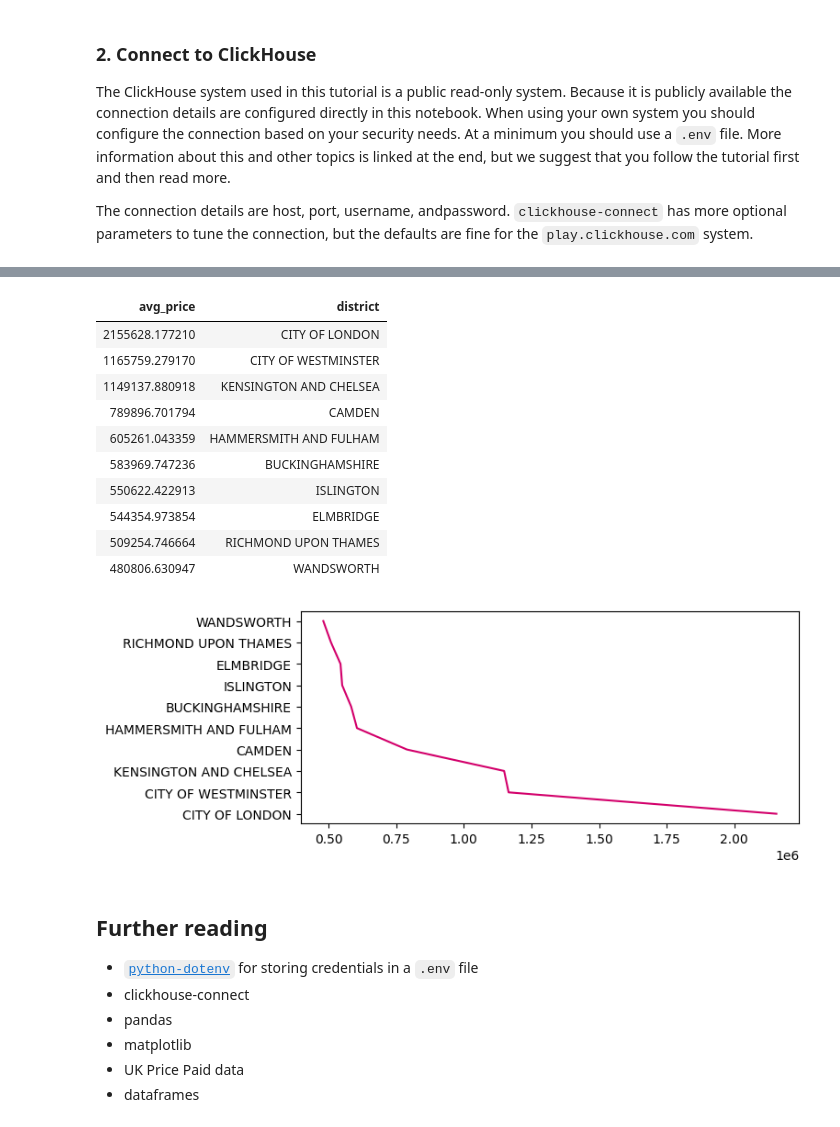
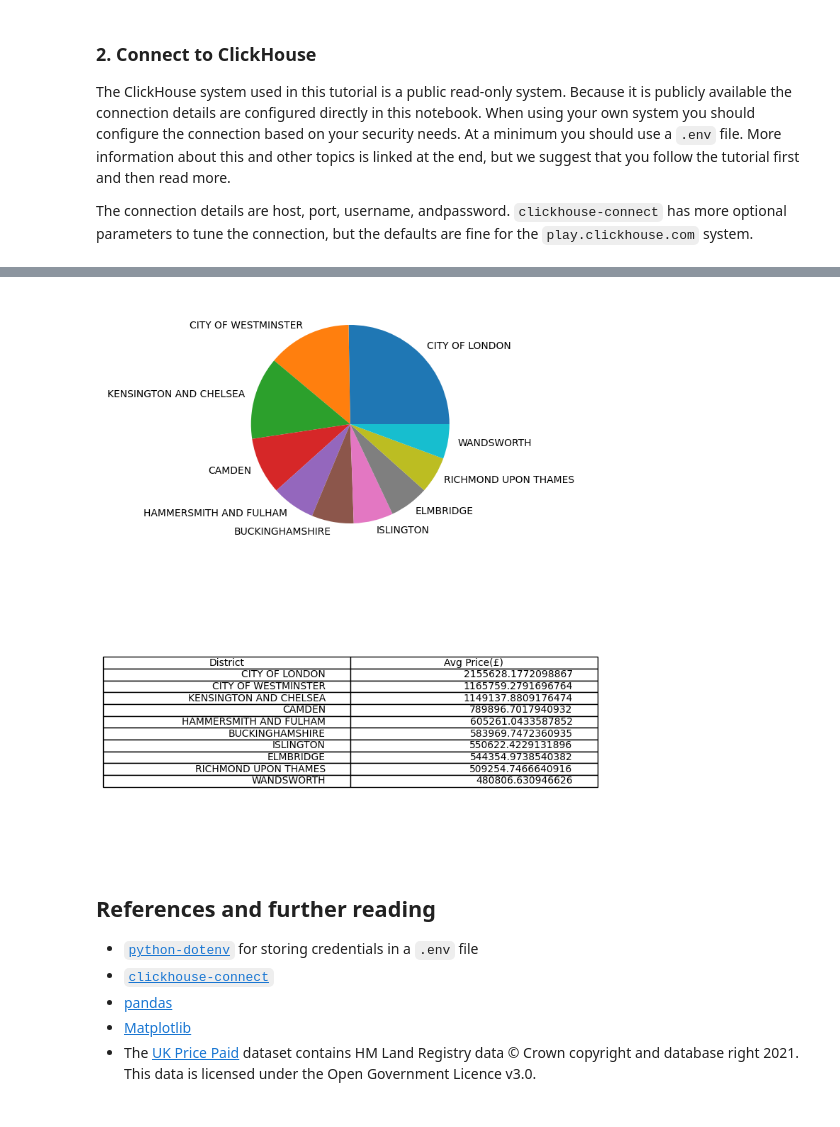
Before and after one commit to DanRoscigno/Jupyter-lab-notes, a Jupyter notebook: notebooks/UK_price_paid.ipynb, the cells around one changed output, grey strips where cells are left out. Cells and saved outputs as stored; diff of their text form; code cells hidden in the pictures.

```diff
--- a/notebooks/UK_price_paid.ipynb
+++ b/notebooks/UK_price_paid.ipynb
@@ -56,39 +66,29 @@ client = clickhouse_connect.get_client(
 # %%
-uk_prices = """select AVG(price) AS avg_price, district from default.uk_price_paid group BY district ORDER BY avg_price DESC LIMIT 10"""
+uk_prices = """SELECT district, AVG(price) AS avg_price
+               from default.uk_price_paid
+               GROUP BY district
+               ORDER BY avg_price DESC LIMIT 10"""
+
 result = client.query(uk_prices)
+
 df = pd.DataFrame(result.result_set,
-                  columns=['avg_price',
-                           'district',
-                          ])
-df.style.hide(axis='index')
+                  columns=['district',
+                           'avg_price',
+                          ]
+                 )
+
+fig, axs = plt.subplots(nrows=2, figsize=(9, 10), layout='none');
+
+axs[0].pie(df.avg_price, labels=df.district);
+
+axs[1].table(cellText=df.values, colLabels=["District", "Avg Price(£)"], loc='center');
+axs[1].axis('off');
 # %% [output]
-| avg_price | district |
-| 2155628.177210 | CITY OF LONDON |
-| 1165759.279170 | CITY OF WESTMINSTER |
-| 1149137.880918 | KENSINGTON AND CHELSEA |
-| 789896.701794 | CAMDEN |
-| 605261.043359 | HAMMERSMITH AND FULHAM |
-| 583969.747236 | BUCKINGHAMSHIRE |
-| 550622.422913 | ISLINGTON |
-| 544354.973854 | ELMBRIDGE |
-| 509254.746664 | RICHMOND UPON THAMES |
-| 480806.630947 | WANDSWORTH |
+[figure, added]
-# %%
-plt.rcParams["figure.figsize"] = (7,3)
-#define colors to use
-col1 = '#D3006B'
-col2 = 'red'
-
-#define subplots
-fig,ax = plt.subplots()
-ax.plot(df.avg_price, df.district, color=col1);
-# %% [output]
-[figure, removed]
 # %% [markdown]
-## Further reading
+## References and further reading
 - [`python-dotenv`](https://pypi.org/project/python-dotenv/) for storing credentials in a `.env` file
-- clickhouse-connect
-- pandas
-- matplotlib
-- UK Price Paid data
-- dataframes
+- [`clickhouse-connect`](https://pypi.org/project/clickhouse-connect/)
+- [pandas](https://pandas.pydata.org/)
+- [Matplotlib](https://matplotlib.org/stable/)
+- The [UK Price Paid](https://www.gov.uk/government/statistical-data-sets/price-paid-data-downloads) dataset contains HM Land Registry data © Crown copyright and database right 2021. This data is licensed under the Open Government Licence v3.0.
```
Also changed, not shown: parts of 2 cells of this notebook.
